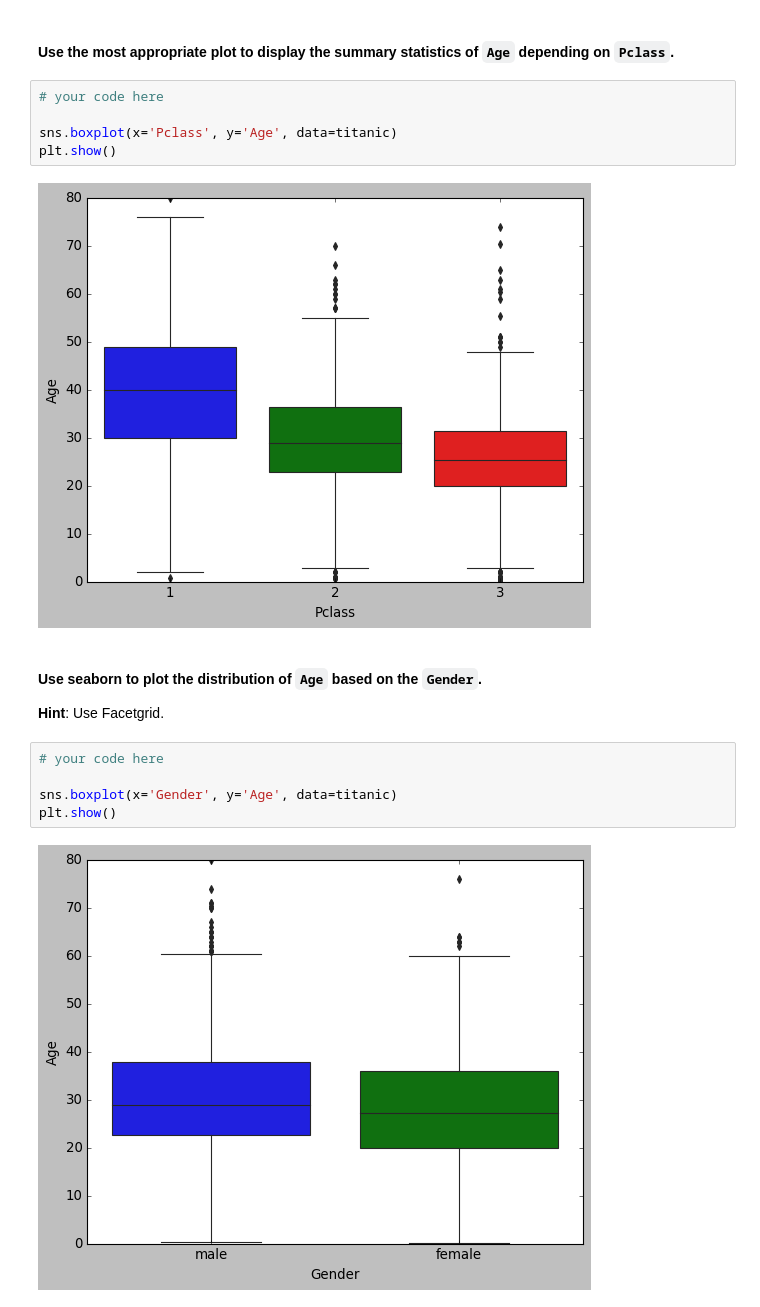
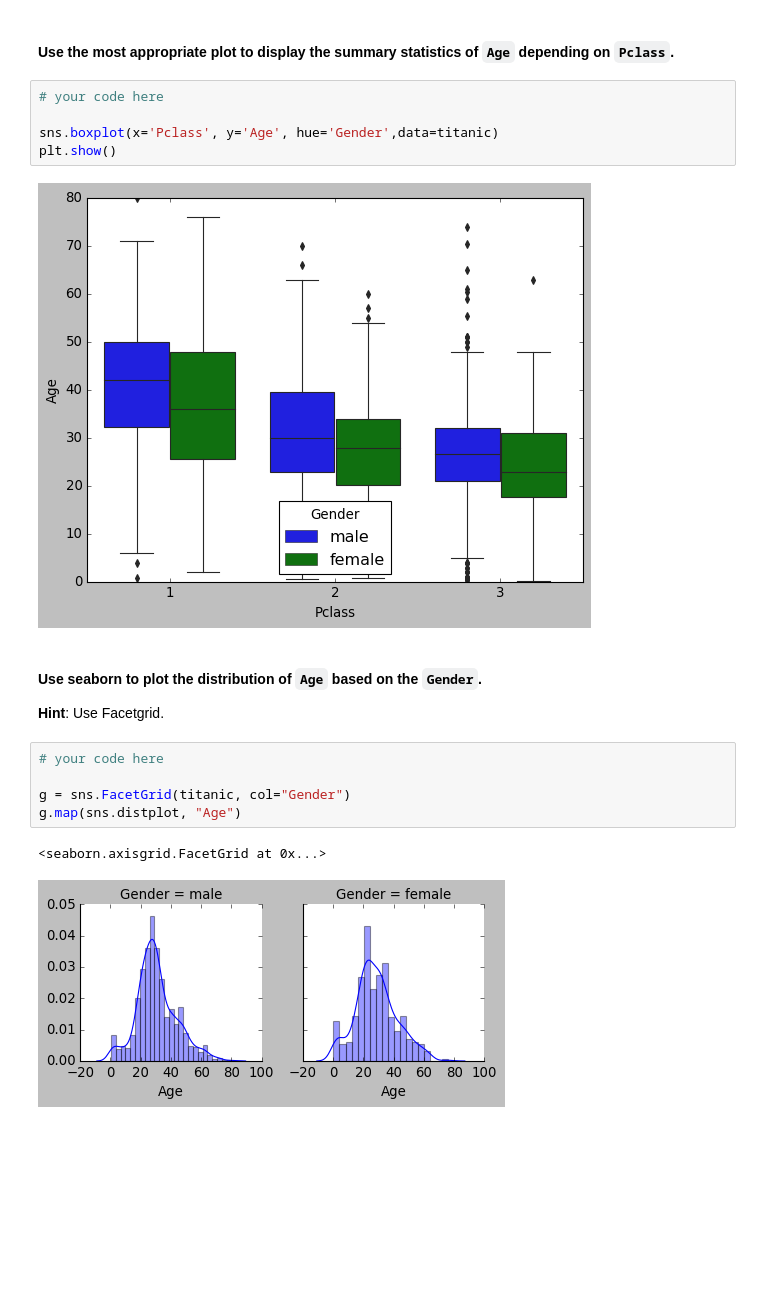
Before and after one commit to kronodel/ironhack_git, a Jupyter notebook: module2/Lab_1_Matplotlib-and-Seaborn/Lab_1_main.ipynb, the cells around one changed output. Drawn from its saved outputs; the diff is of its cells as text; blank space fills up the shorter version.

```diff
--- a/module2/Lab_1_Matplotlib-and-Seaborn/Lab_1_main.ipynb
+++ b/module2/Lab_1_Matplotlib-and-Seaborn/Lab_1_main.ipynb
@@ -451,17 +451,18 @@ The most correlated features are SibSP and Parch, Fare and Survived.
 # %%
 # your code here
 
-sns.boxplot(x='Pclass', y='Age', data=titanic)
+sns.boxplot(x='Pclass', y='Age', hue='Gender',data=titanic)
 plt.show()
 # %% [output]
-[figure, old version]
+[figure, new version]
 # %% [markdown]
 #### Use seaborn to plot the distribution of `Age` based on the `Gender`.
 **Hint**: Use Facetgrid.
 # %%
 # your code here
 
-sns.boxplot(x='Gender', y='Age', data=titanic)
-plt.show()
+g = sns.FacetGrid(titanic, col="Gender")
+g.map(sns.distplot, "Age")
 # %% [output]
+<seaborn.axisgrid.FacetGrid at 0x...>
-[figure, old version]
+[figure, new version]
```
Also changed, not shown: 4 other files.
